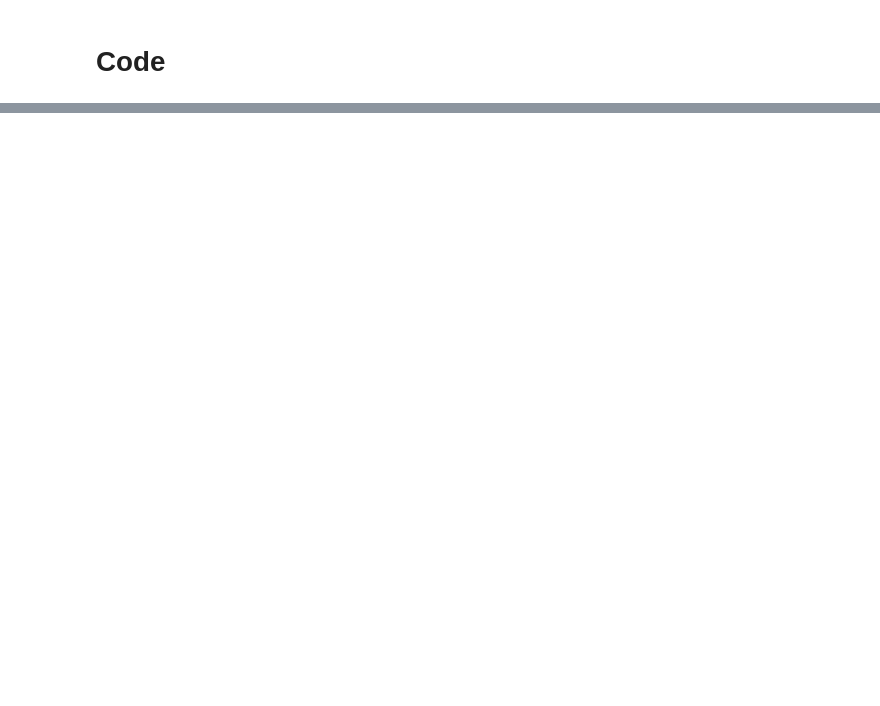
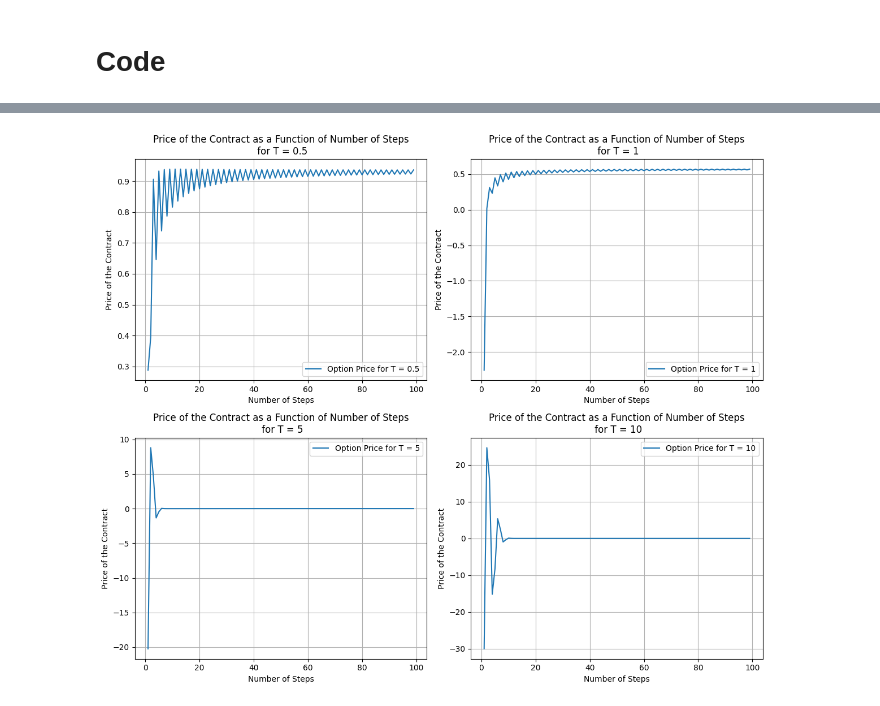
Before and after one commit to ashademeij/MathematicalFinance, a Jupyter notebook: BinomialTree.ipynb, the cells around one changed output, grey strips where cells are left out. Drawn from its saved outputs; the diff is of its cells as text; code cells hidden in the pictures; blank space fills up the shorter version.

```diff
--- a/BinomialTree.ipynb
+++ b/BinomialTree.ipynb
@@ -31,0 +112,26 @@ hi
+# %%
+# Now we can do the same for different numbers of T
+T_values = [0.5, 1, 5, 10]
+
+# Creating subplots
+fig, axes = plt.subplots(2, 2, figsize=(12, 10))
+axes = axes.flatten()
+
+# Looping through each T value and generating the corresponding plot
+for i, T in enumerate(T_values):
+    # Calculate option prices as a function of number of steps for each T
+    prices = [get_optionPrice(r, sigma, T, guarantee, n) for n in step_counts]
+
+    # Plotting each result in its respective subplot
+    axes[i].plot(step_counts, prices, label=f'Option Price for T = {T}')
+    axes[i].set_xlabel('Number of Steps')
+    axes[i].set_ylabel('Price of the Contract')
+    axes[i].set_title(f'Price of the Contract as a Function of Number of Steps\n for T = {T}')
+    axes[i].legend()
+    axes[i].grid(True)
+
+# Adjust layout
+plt.tight_layout()
+plt.show()
+# %% [output]
+[figure, added]
```
Also changed, not shown: parts of 11 cells of this notebook, 1 other file.
